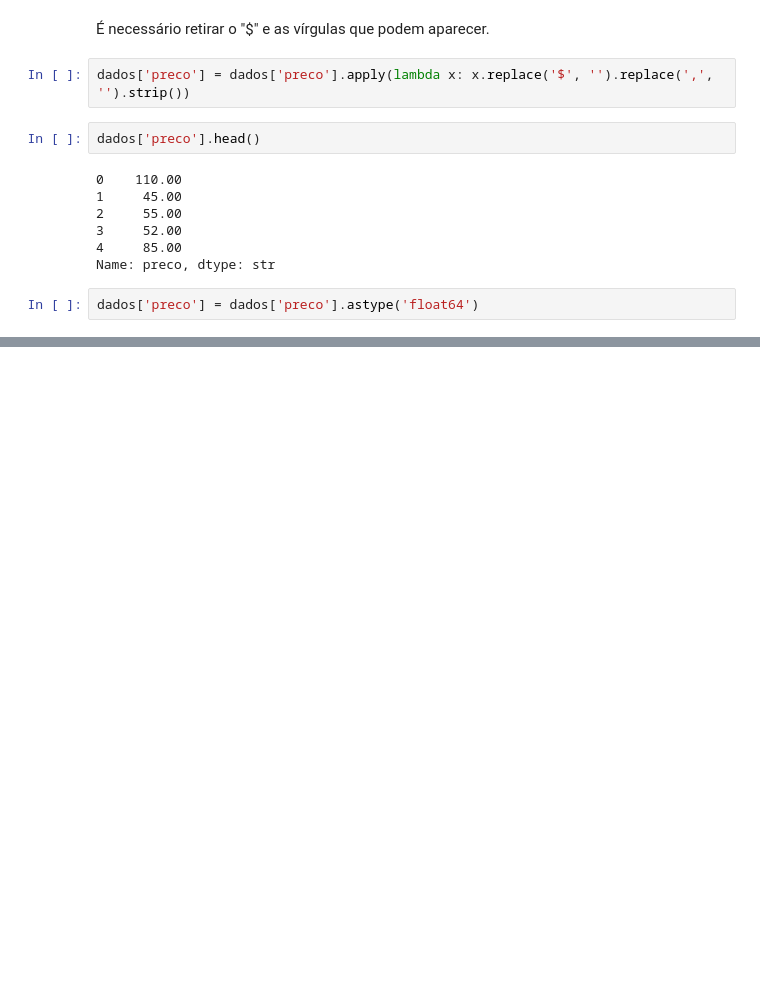
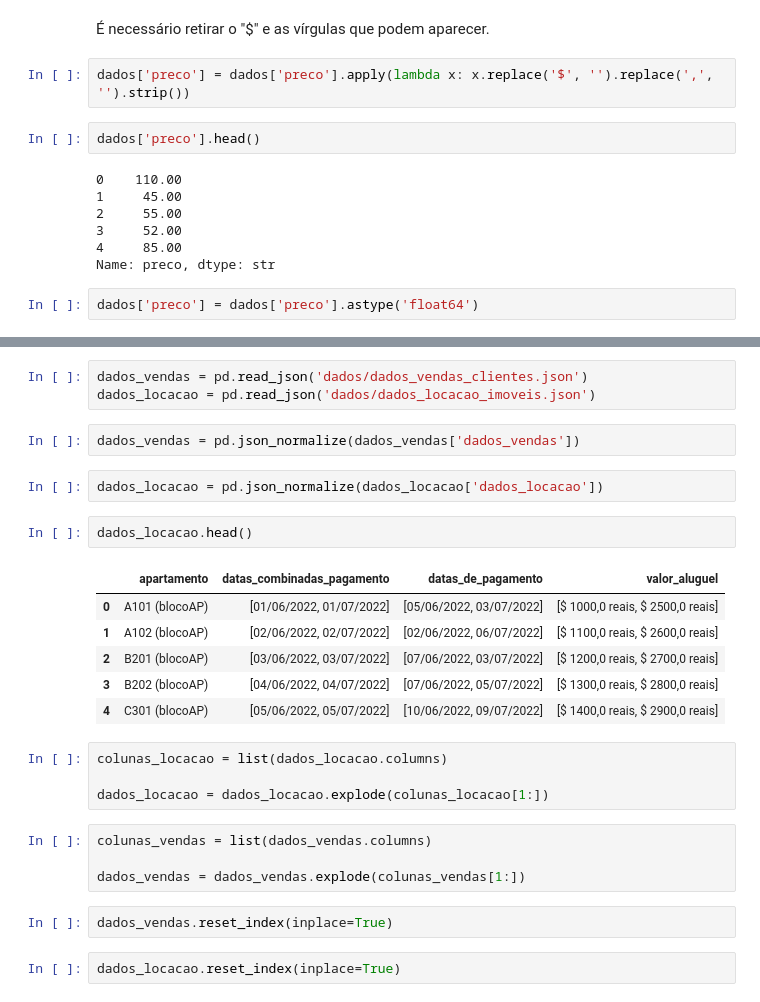
Before and after one commit to Cadu-ops/Alura, a Jupyter notebook: Alura/Pandas - transformação e manipulação de dados/aula2.ipynb, the cells around one changed output, grey strips where cells are left out. Cells and saved outputs as stored; diff of their text form; blank space fills up the shorter version.

```diff
--- a/Alura/Pandas - transformação e manipulação de dados/aula2.ipynb
+++ b/Alura/Pandas - transformação e manipulação de dados/aula2.ipynb
@@ -153,0 +191,28 @@ dados['preco'] = dados['preco'].astype('float64')
+# %%
+dados_vendas = pd.read_json('dados/dados_vendas_clientes.json')
+dados_locacao = pd.read_json('dados/dados_locacao_imoveis.json')
+# %%
+dados_vendas = pd.json_normalize(dados_vendas['dados_vendas'])
+# %%
+dados_locacao = pd.json_normalize(dados_locacao['dados_locacao'])
+# %%
+dados_locacao.head()
+# %% [output]
+|  | apartamento | datas_combinadas_pagamento | datas_de_pagamento | valor_aluguel |
+| 0 | A101 (blocoAP) | [01/06/2022, 01/07/2022] | [05/06/2022, 03/07/2022] | [$ 1000,0 reais, $ 2500,0 reais] |
+| 1 | A102 (blocoAP) | [02/06/2022, 02/07/2022] | [02/06/2022, 06/07/2022] | [$ 1100,0 reais, $ 2600,0 reais] |
+| 2 | B201 (blocoAP) | [03/06/2022, 03/07/2022] | [07/06/2022, 03/07/2022] | [$ 1200,0 reais, $ 2700,0 reais] |
+| 3 | B202 (blocoAP) | [04/06/2022, 04/07/2022] | [07/06/2022, 05/07/2022] | [$ 1300,0 reais, $ 2800,0 reais] |
+| 4 | C301 (blocoAP) | [05/06/2022, 05/07/2022] | [10/06/2022, 09/07/2022] | [$ 1400,0 reais, $ 2900,0 reais] |
+# %%
+colunas_locacao = list(dados_locacao.columns)
+
+dados_locacao = dados_locacao.explode(colunas_locacao[1:])
+# %%
+colunas_vendas = list(dados_vendas.columns)
+
+dados_vendas = dados_vendas.explode(colunas_vendas[1:])
+# %%
+dados_vendas.reset_index(inplace=True)
+# %%
+dados_locacao.reset_index(inplace=True)
```
Also changed, not shown: parts of 14 cells of this notebook, 1 other file.
